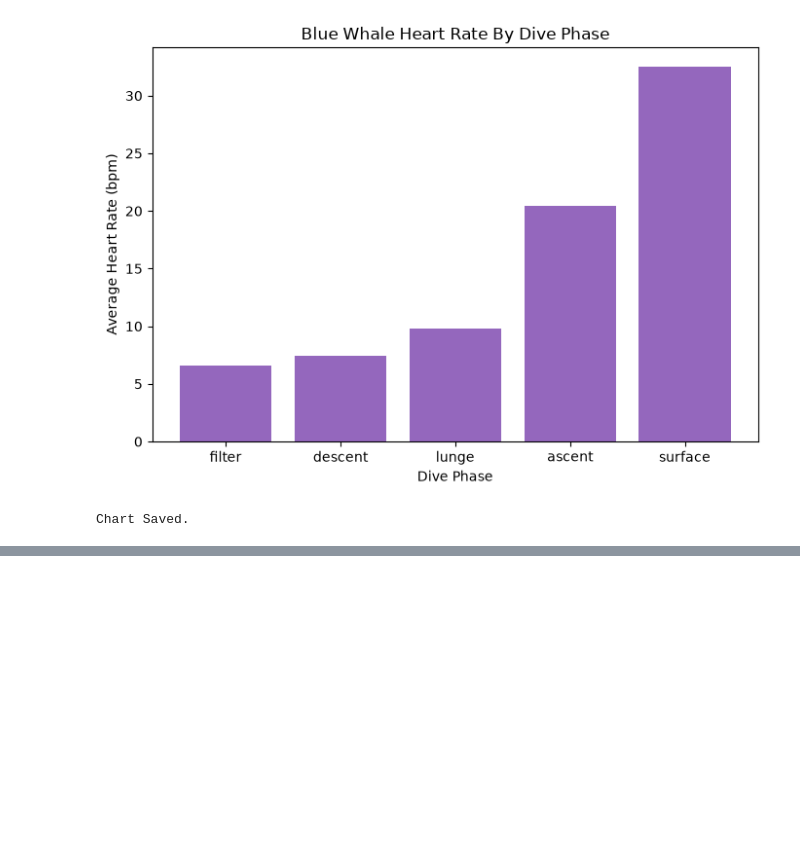
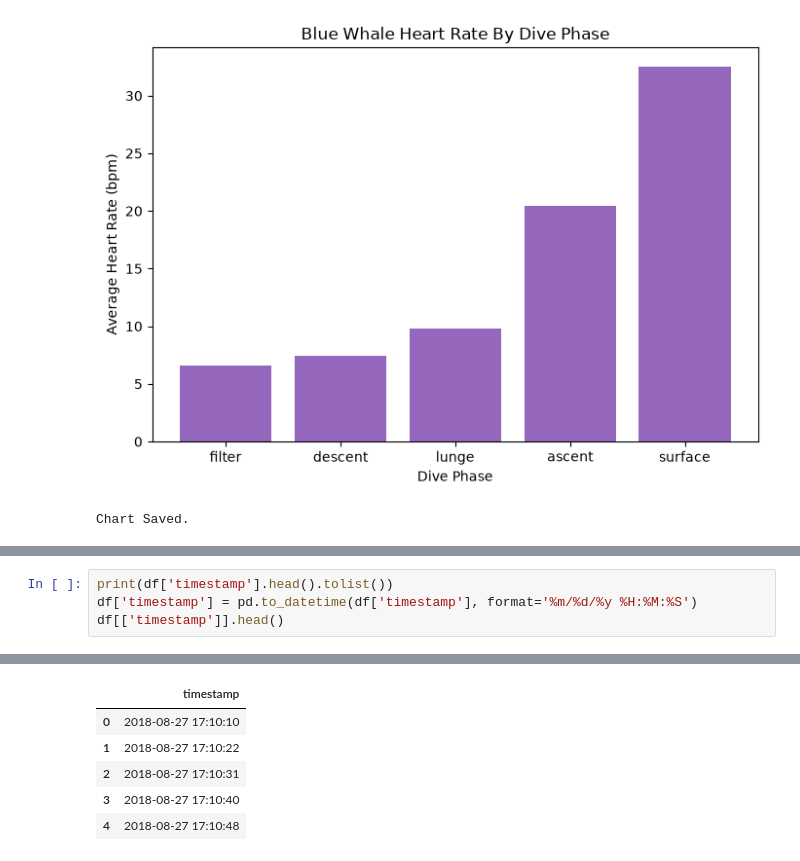
Before and after one commit to dakshita01/data-science-portfolio, a Jupyter notebook: 08-whale-heart-rates/notebook/whale_heart_rates.ipynb, the cells around one changed output, grey strips where cells are left out. Cells and saved outputs as stored; diff of their text form; blank space fills up the shorter version.

```diff
--- a/08-whale-heart-rates/notebook/whale_heart_rates.ipynb
+++ b/08-whale-heart-rates/notebook/whale_heart_rates.ipynb
@@ -102,0 +109,5 @@ Chart Saved.
+# %%
+print(df['timestamp'].head().tolist())
+df['timestamp'] = pd.to_datetime(df['timestamp'], format='%m/%d/%y %H:%M:%S')
+df[['timestamp']].head()
+# %% [output]
@@ -102,0 +115,6 @@ Chart Saved.
+|  | timestamp |
+| 0 | 2018-08-27 17:10:10 |
+| 1 | 2018-08-27 17:10:22 |
+| 2 | 2018-08-27 17:10:31 |
+| 3 | 2018-08-27 17:10:40 |
+| 4 | 2018-08-27 17:10:48 |
```
Also changed, not shown: parts of 6 cells of this notebook.
